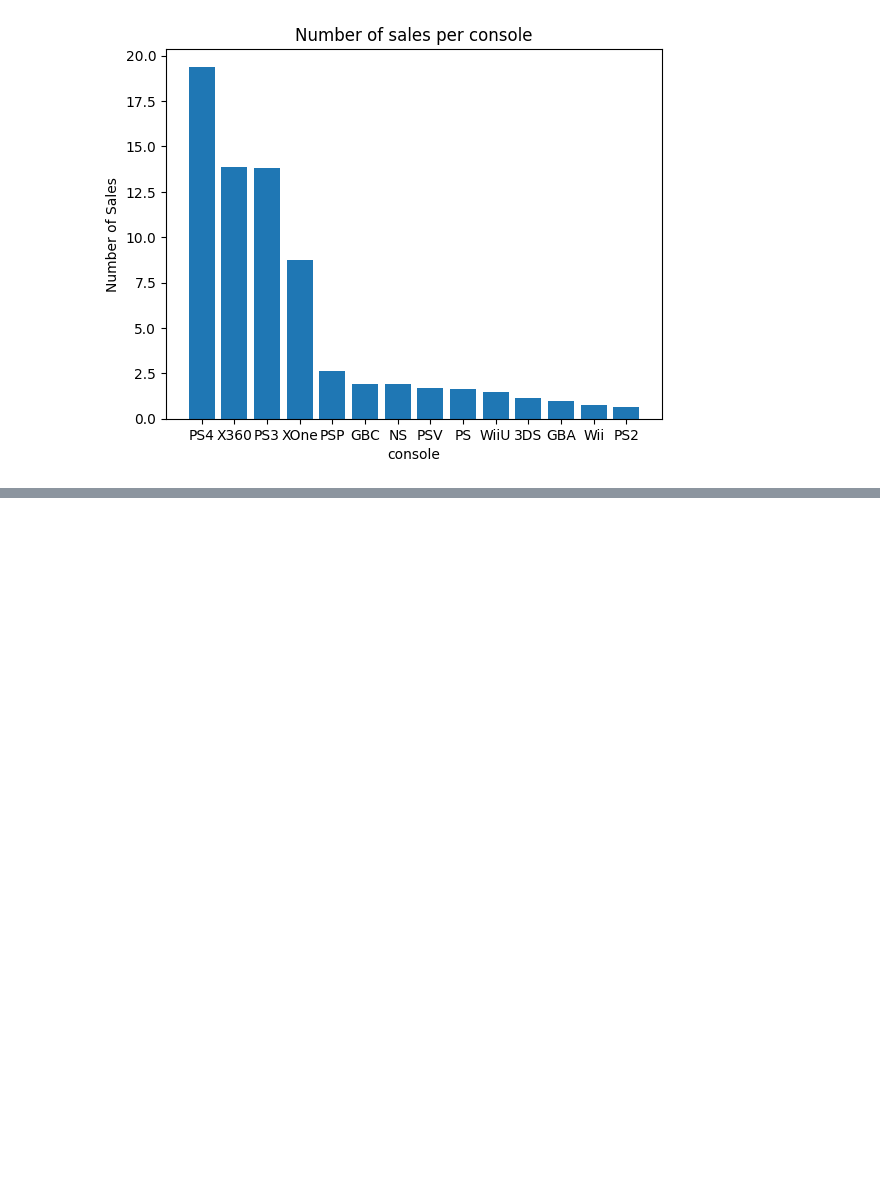
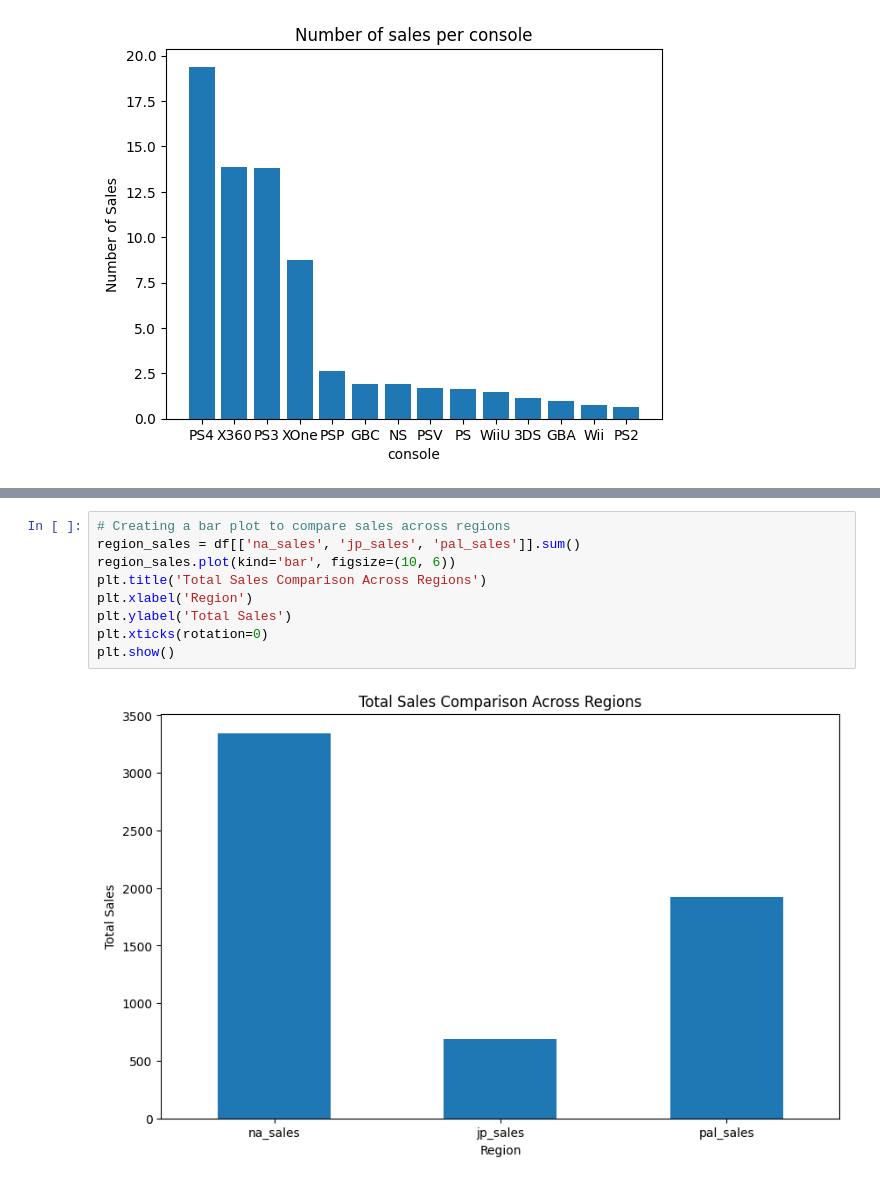
Before and after one commit to johnolawoyin14/game-sales-analysis, a Jupyter notebook: game sales.ipynb, the cells around one changed output, grey strips where cells are left out. Drawn from its saved outputs; the diff is of its cells as text; blank space fills up the shorter version.

```diff
--- a/game sales.ipynb
+++ b/game sales.ipynb
@@ -202,0 +295,11 @@ TypeError: Cannot pass values for both `x` and `y`.
+# %%
+# Creating a bar plot to compare sales across regions
+region_sales = df[['na_sales', 'jp_sales', 'pal_sales']].sum()
+region_sales.plot(kind='bar', figsize=(10, 6))
+plt.title('Total Sales Comparison Across Regions')
+plt.xlabel('Region')
+plt.ylabel('Total Sales')
+plt.xticks(rotation=0)
+plt.show()
+# %% [output]
+[figure, added]
```
Also changed, not shown: parts of 11 cells of this notebook.
